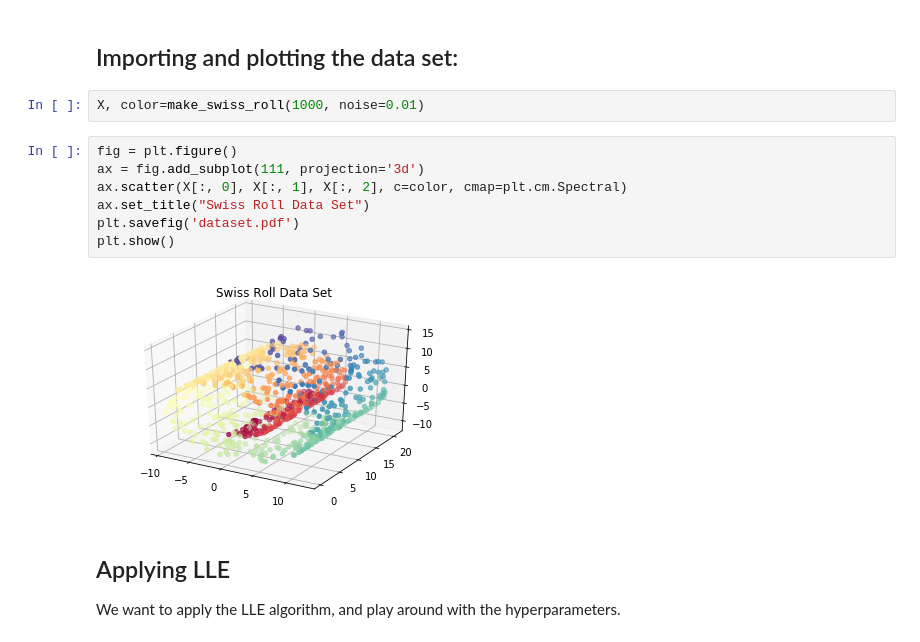
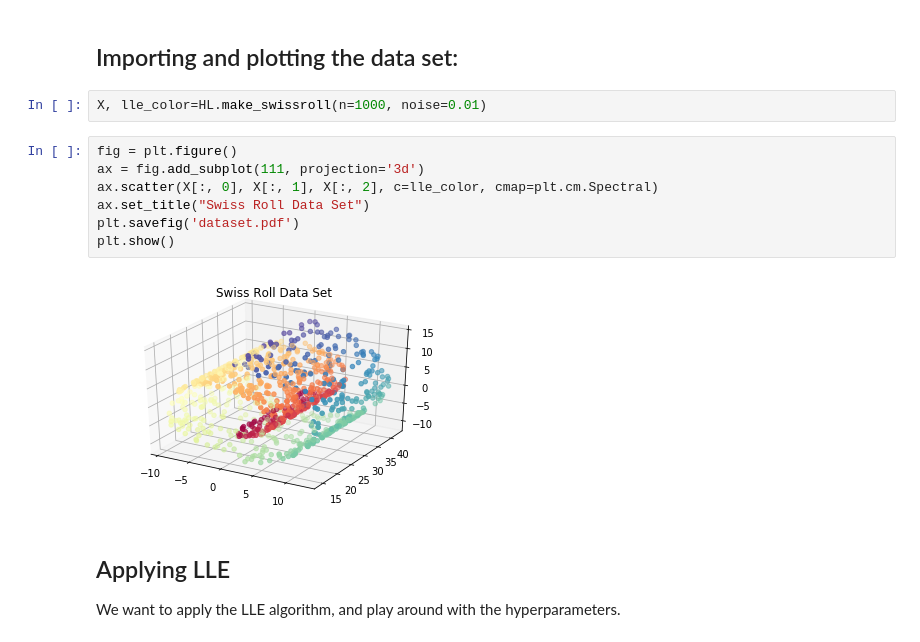
Before and after one commit to hbjornoy/t-SNE-vs-LLE, a Jupyter notebook: Section III B-1.ipynb, the cells around one changed output. Saved outputs shown, nothing was run; the diff lists cells and outputs as text.

```diff
--- a/Section III B-1.ipynb
+++ b/Section III B-1.ipynb
@@ -22,16 +23,16 @@ In this section, an ordinary Swiss roll with 1000 data points and noise set to 0
 # %% [markdown]
 ## Importing and plotting the data set:
 # %%
-X, color=make_swiss_roll(1000, noise=0.01)
+X, lle_color=HL.make_swissroll(n=1000, noise=0.01)
 # %%
 fig = plt.figure()
 ax = fig.add_subplot(111, projection='3d')
-ax.scatter(X[:, 0], X[:, 1], X[:, 2], c=color, cmap=plt.cm.Spectral)
+ax.scatter(X[:, 0], X[:, 1], X[:, 2], c=lle_color, cmap=plt.cm.Spectral)
 ax.set_title("Swiss Roll Data Set")
 plt.savefig('dataset.pdf')
 plt.show()
 # %% [output]
-[figure, old version]
+[figure, new version]
 # %% [markdown]
 ## Applying LLE
 
```
Also changed, not shown: parts of 7 cells of this notebook, 28 other files.
